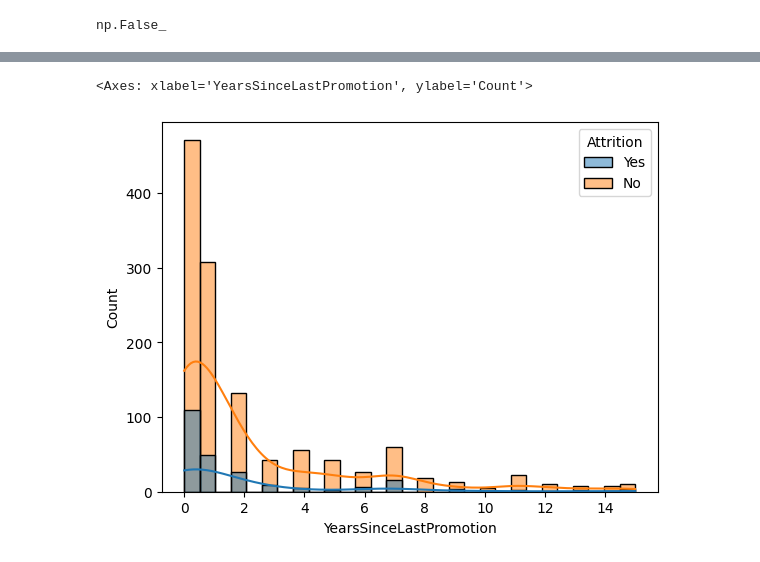
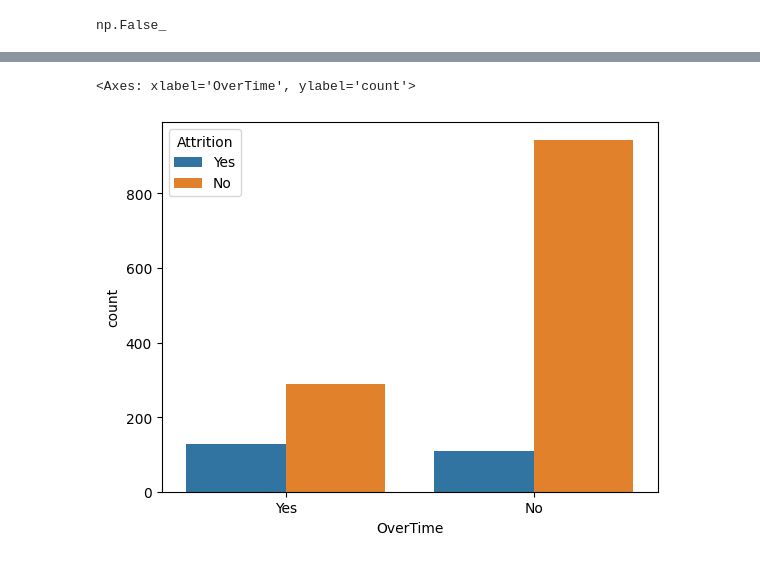
Before and after one commit to Nikesh5005/ML_PROJ, a Jupyter notebook: decision_tree.ipynb, the cells around one changed output, grey strips where cells are left out. Cells and saved outputs as stored; diff of their text form; code cells hidden in the pictures.

```diff
--- a/decision_tree.ipynb
+++ b/decision_tree.ipynb
@@ -93,5 +127,5 @@ np.False_
 # %%
-sns.histplot(data=df , x='YearsSinceLastPromotion',kde=True, hue="Attrition")
+sns.countplot(data=df, x='OverTime', hue='Attrition')
 # %% [output]
-<Axes: xlabel='YearsSinceLastPromotion', ylabel='Count'>
+<Axes: xlabel='OverTime', ylabel='count'>
-[figure, old version]
+[figure, new version]
```
Also changed, not shown: parts of 7 cells of this notebook.
